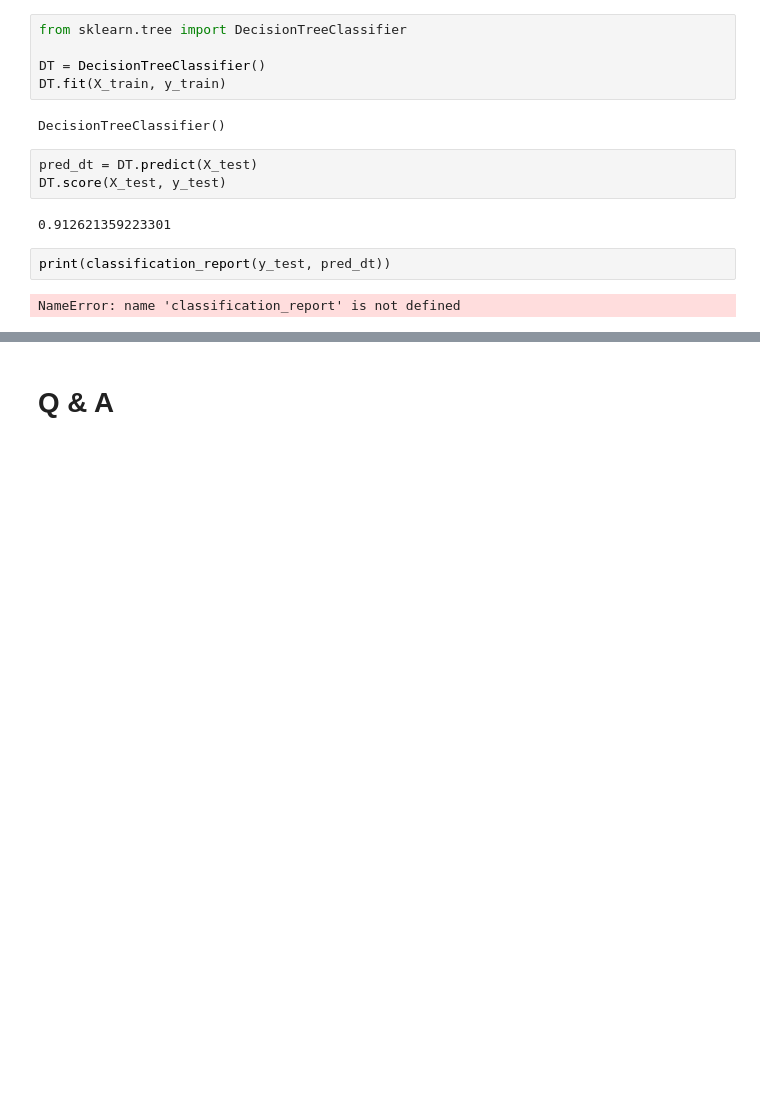
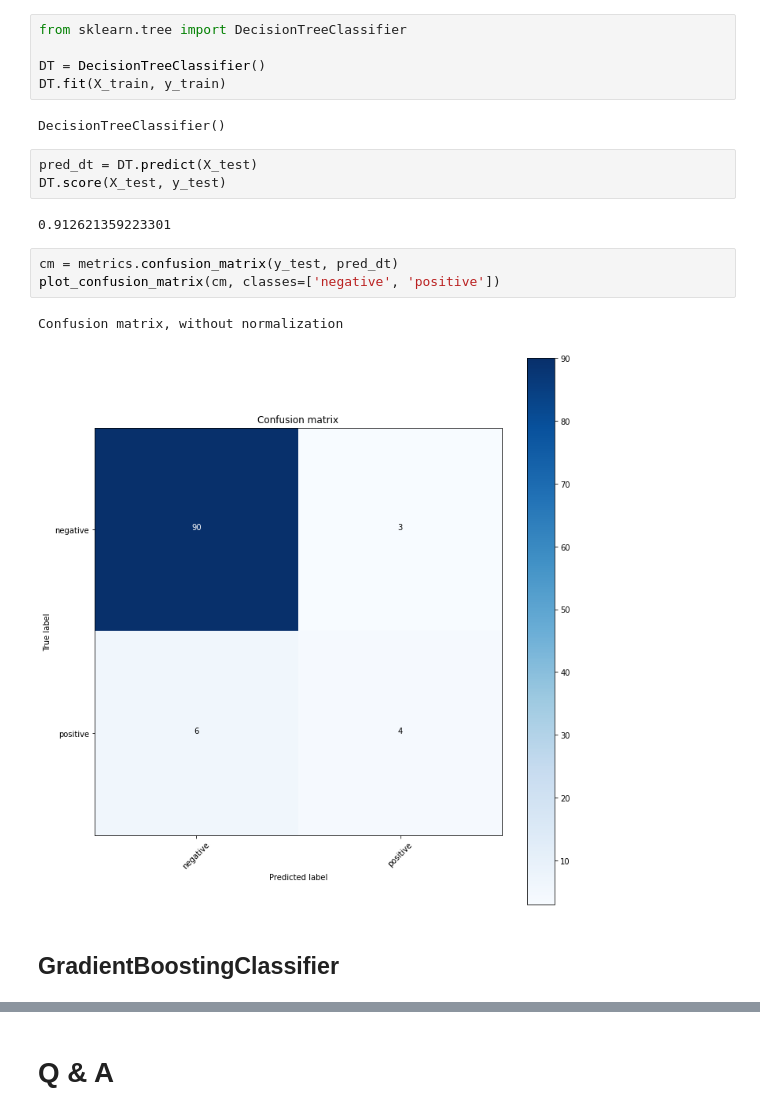
Before and after one commit to Sammy0212/Machine-Learning, a Jupyter notebook: Yeast_problem.ipynb, the cells around one changed output, grey strips where cells are left out. Cells and saved outputs as stored; diff of their text form; blank space fills up the shorter version.

```diff
--- a/Yeast_problem.ipynb
+++ b/Yeast_problem.ipynb
@@ -285,7 +277,11 @@ pred_dt = DT.predict(X_test)
 DT.score(X_test, y_test)
 # %% [output]
 0.912621359223301
-# %%
-print(classification_report(y_test, pred_dt))
-# %% [output]
-NameError: name 'classification_report' is not defined
+# %%
+cm = metrics.confusion_matrix(y_test, pred_dt)
+plot_confusion_matrix(cm, classes=['negative', 'positive'])
+# %% [output]
+Confusion matrix, without normalization
+[figure, added]
+# %% [markdown]
+## GradientBoostingClassifier
```
Also changed, not shown: parts of 15 cells of this notebook.
